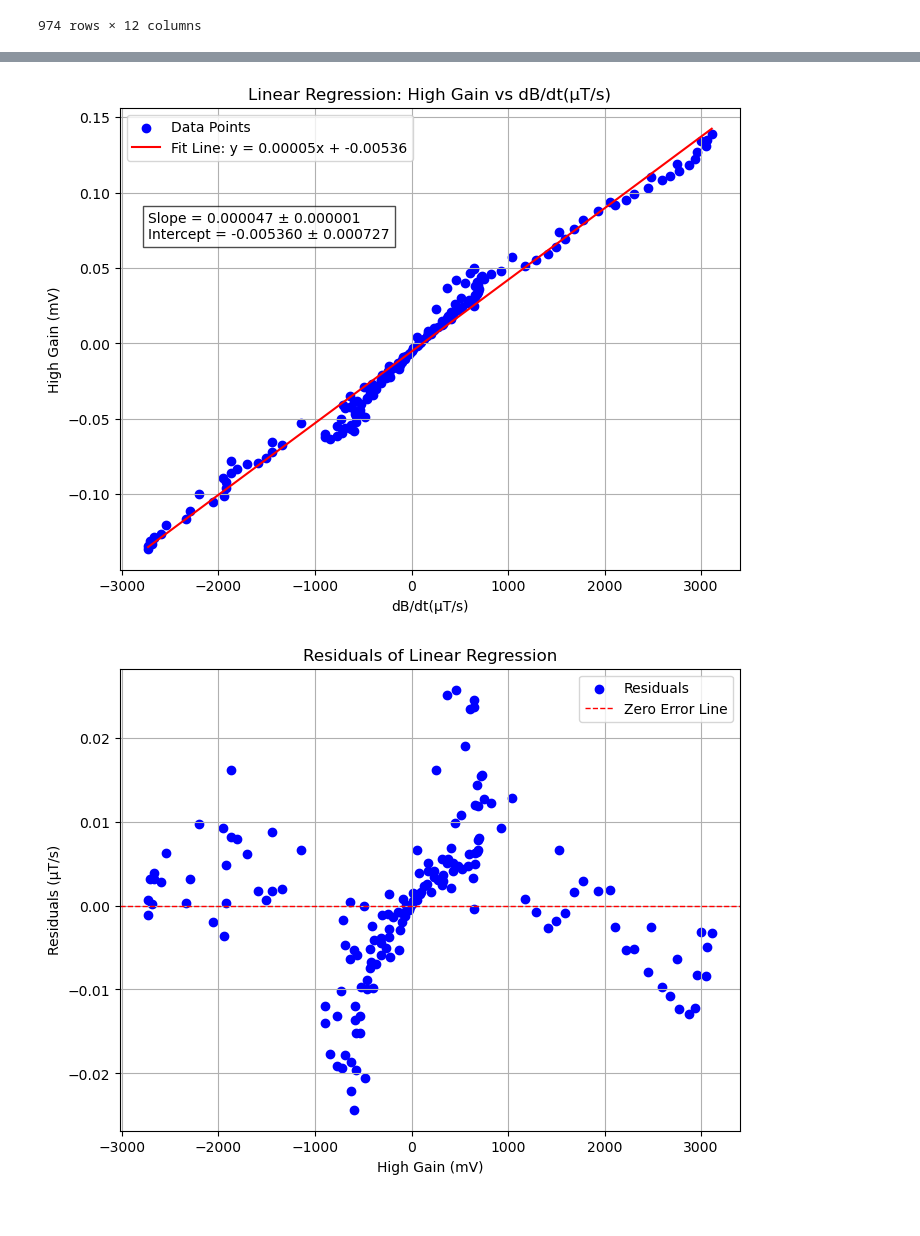
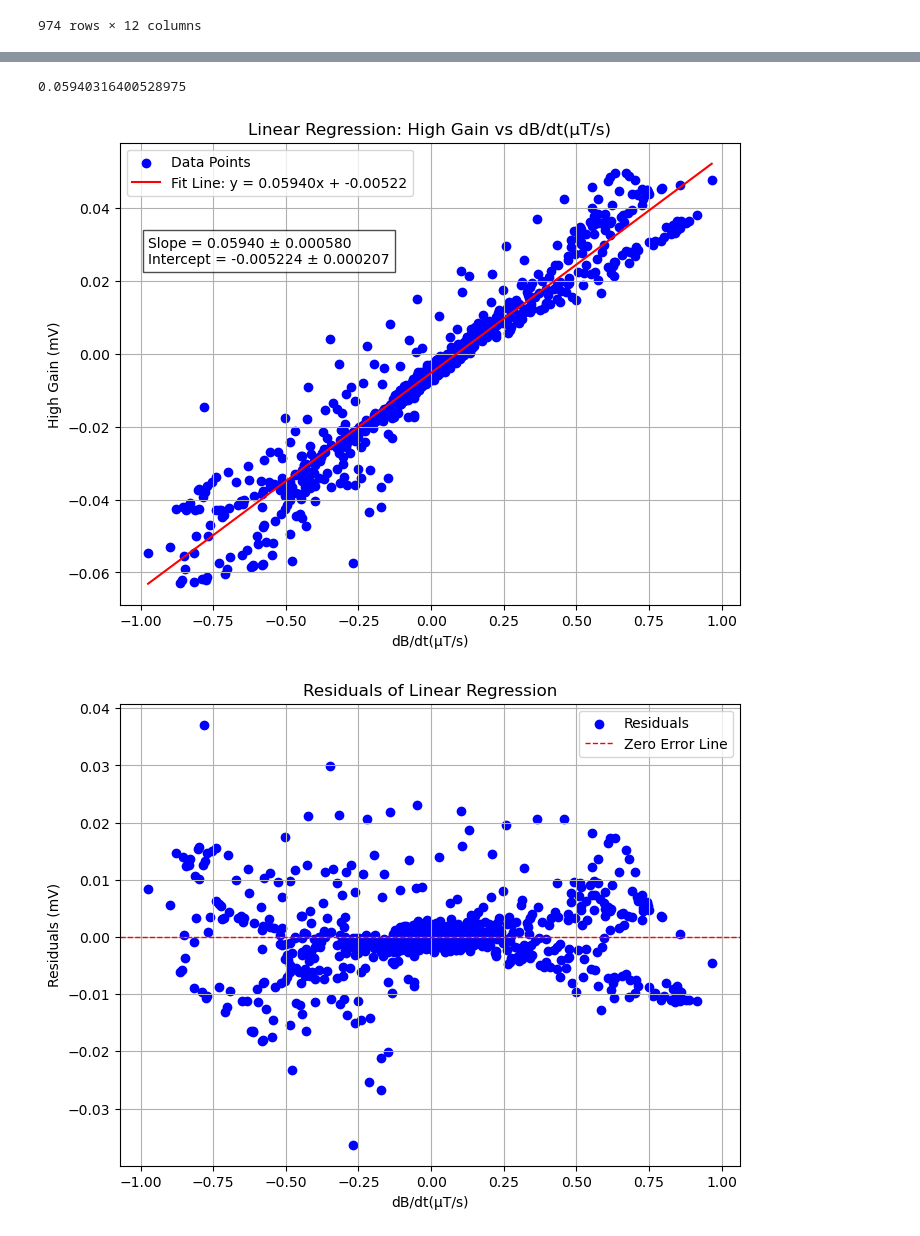
Before and after one commit to Faith-Qiao/physics5bl, a Jupyter notebook: lab12/lab12.ipynb, the cells around one changed output, grey strips where cells are left out. Saved outputs shown, nothing was run; the diff lists cells and outputs as text; code cells hidden in the pictures.

Commit message:
high

```diff
--- a/lab12/lab12.ipynb
+++ b/lab12/lab12.ipynb
@@ -194,0 +185,15 @@ averaged_data = data.groupby('x', as_index=False).mean()
+# %%
+y = part2['By (µT)']/1000
+time = part2['Time (s)']
+x = part2['Voltage (mV)']
+
+
+dy_dt = [(y[i+1] - y[i-1]) / (time[i+1] - time[i-1]) for i in range(1, len(y)-1)]
+dy_dt.insert(0, (y[1] - y[0]) / (time[1] - time[0]))  # Forward difference for the first point
+dy_dt.append((y[len(y)-1] - y[len(y)-2]) / (time[len(time)-1] - time[len(time)-2])) # Backward difference for the last point
+
+dy_dt = np.array(dy_dt)  # Convert to a NumPy array
+
+# Create a DataFrame and group by rounded x values
+data = pd.DataFrame({'x': x, 'dy_dt': dy_dt})
+data
@@ -194,0 +214,3 @@ averaged_data = data.groupby('x', as_index=False).mean()
+# %%
+data = data[(data['dy_dt'] > -1) & (data['dy_dt'] < 1)]
+data
@@ -195,3 +231,6 @@ averaged_data = data.groupby('x', as_index=False).mean()
+# %%
+x = data['x']
+dy_dt = data['dy_dt']
 # %%
 plt.scatter(x,y)
 # %% [output]
@@ -200,7 +239 @@ plt.scatter(x,y)
-# %%
-averaged_data
-
-
-x = averaged_data['x']
-dy_dt = averaged_data['dy_dt']
 # %%
@@ -220,6 +253,7 @@ model.fit(x, y)
 slope = model.coef_[0]
 intercept = model.intercept_
 
+print(slope)
 # Generate predictions
 x_fit = np.linspace(min(x), max(x), 100).reshape(-1, 1)
 y_fit = model.predict(x_fit)
@@ -246,31 +280,32 @@ plt.plot(x_fit, y_fit, label=f'Fit Line: y = {slope:.5f}x + {intercept:.5f}', co
 # Display slope and intercept with errors
 plt.text(
     x.min(), y.max() * 0.5,
-    f"Slope = {slope:.6f} ± {slope_error:.6f}\nIntercept = {intercept:.6f} ± {intercept_error:.6f}",
+    f"Slope = {slope:.5f} ± {slope_error:.6f}\nIntercept = {intercept:.6f} ± {intercept_error:.6f}",
     fontsize=10,
     bbox=dict(facecolor='white', alpha=0.7, edgecolor='black')
 )
 
 plt.ylabel('High Gain (mV)')
-plt.xlabel('dB/dt(µT/s)')
-plt.title('Linear Regression: High Gain vs dB/dt(µT/s)')
+plt.xlabel('dB/dt(mT/s)')
+plt.title('Linear Regression: High Gain vs dB/dt')
 plt.legend()
 plt.grid(True)
 plt.show()
 # %% [output]
+0.05940316400528975
-[figure, old version]
+[figure, new version]
 # %%
 residuals = y - y_pred
 
 # Plot the residuals
 plt.figure(figsize=(8, 6))
 plt.scatter(x, residuals, color='blue', label='Residuals')
 plt.axhline(y=0, color='red', linestyle='--', linewidth=1, label='Zero Error Line')
-plt.xlabel('High Gain (mV)')
-plt.ylabel('Residuals (µT/s)')
+plt.xlabel('dB/dt(mT/s)')
+plt.ylabel('Residuals (mV)')
 plt.title('Residuals of Linear Regression')
 plt.legend()
 plt.grid(True)
 plt.show()
 # %% [output]
-[figure, old version]
+[figure, new version]
```
Also changed, not shown: parts of 5 cells of this notebook, 1 other file.
